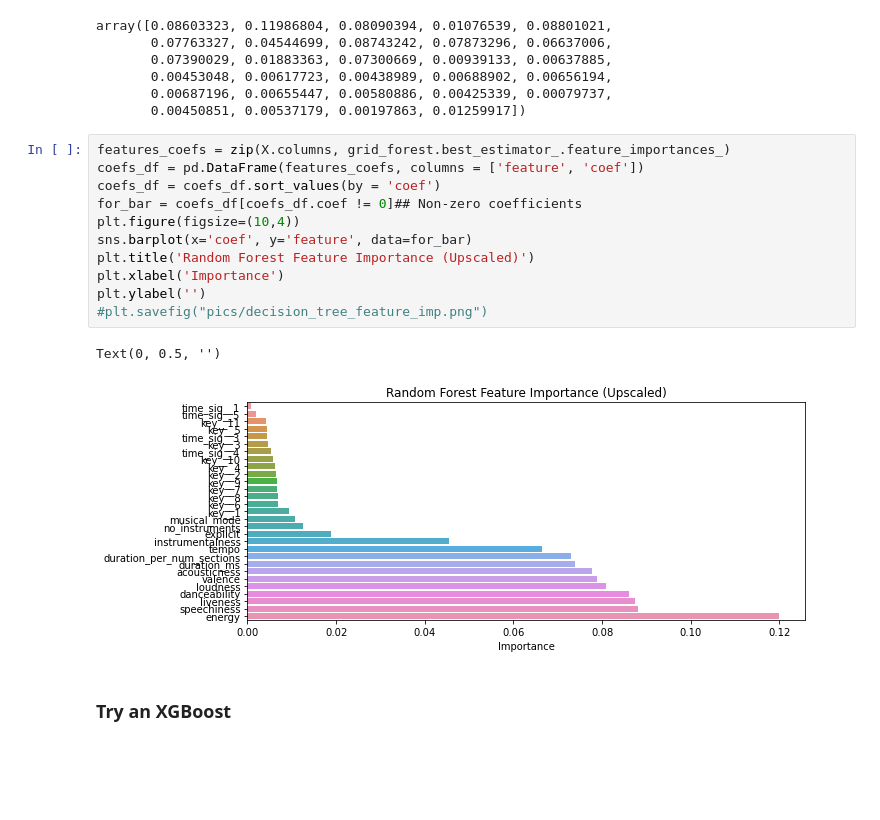
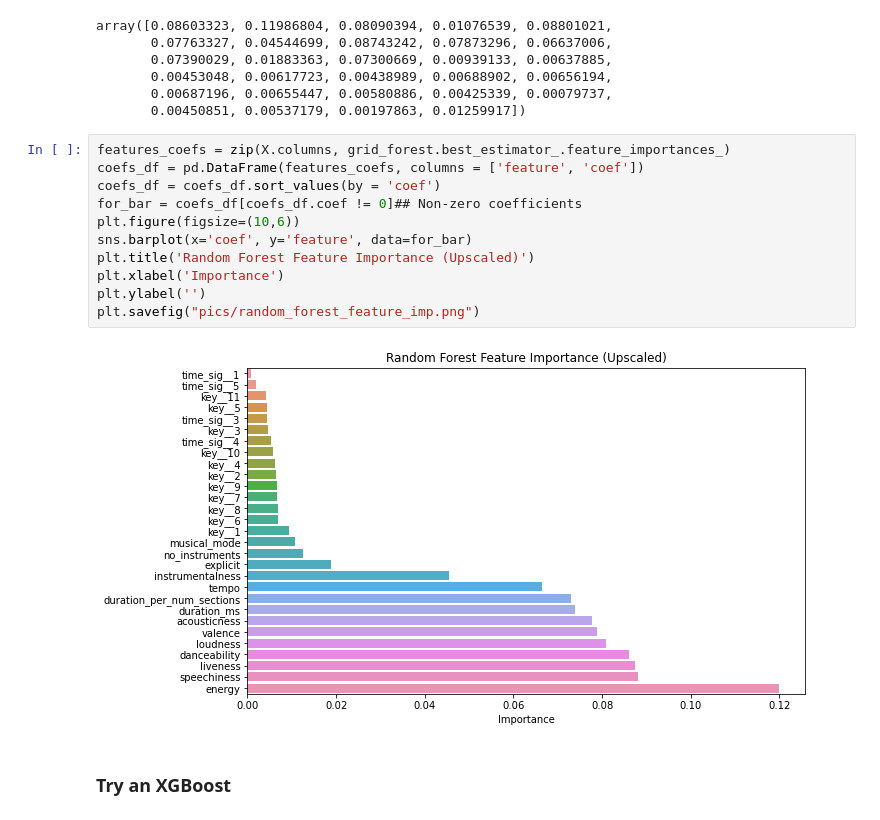
Before and after one commit to bmccabe96/Spotify_Popularity_Classification, a Jupyter notebook: Rap_Modeling.ipynb, the cells around one changed output. Cells and saved outputs as stored; diff of their text form; blank space fills up the shorter version.

```diff
--- a/Rap_Modeling.ipynb
+++ b/Rap_Modeling.ipynb
@@ -472,17 +472,16 @@ array([0.08603323, 0.11986804, 0.08090394, 0.01076539, 0.08801021,
 # %%
 features_coefs = zip(X.columns, grid_forest.best_estimator_.feature_importances_)
 coefs_df = pd.DataFrame(features_coefs, columns = ['feature', 'coef'])
 coefs_df = coefs_df.sort_values(by = 'coef')
 for_bar = coefs_df[coefs_df.coef != 0]## Non-zero coefficients
-plt.figure(figsize=(10,4))
+plt.figure(figsize=(10,6))
 sns.barplot(x='coef', y='feature', data=for_bar)
 plt.title('Random Forest Feature Importance (Upscaled)')
 plt.xlabel('Importance')
 plt.ylabel('')
-#plt.savefig("pics/decision_tree_feature_imp.png")
+plt.savefig("pics/random_forest_feature_imp.png")
 # %% [output]
-Text(0, 0.5, '')
-[figure, old version]
+[figure, new version]
 # %% [markdown]
 ### Try an XGBoost
 # %%
```
